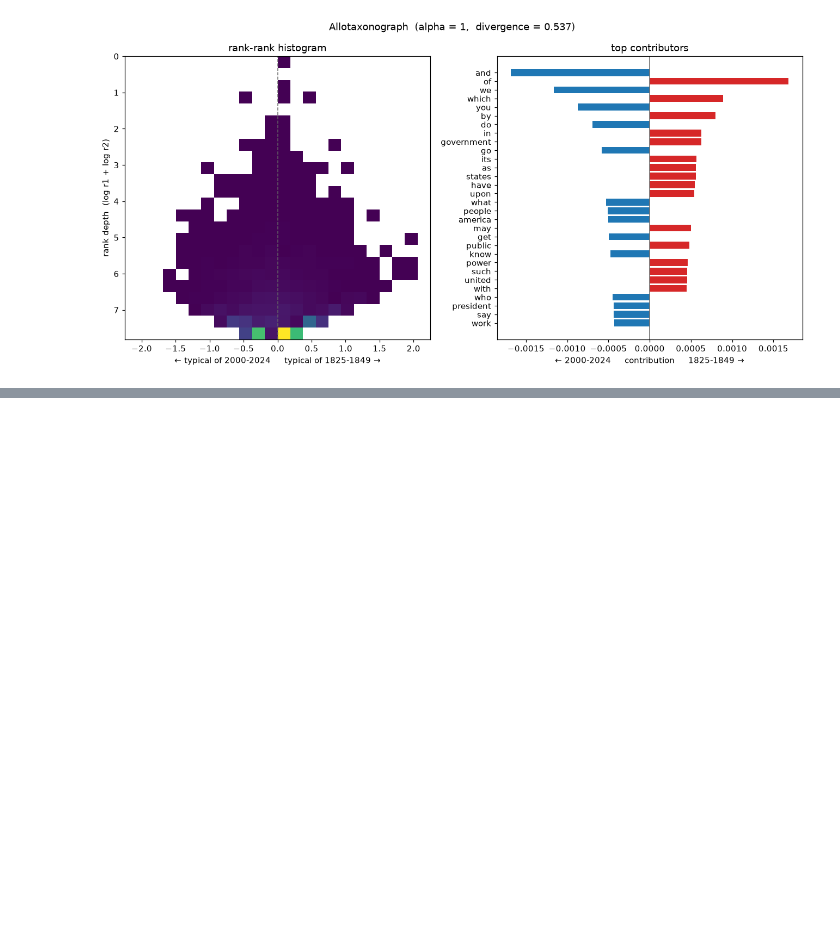
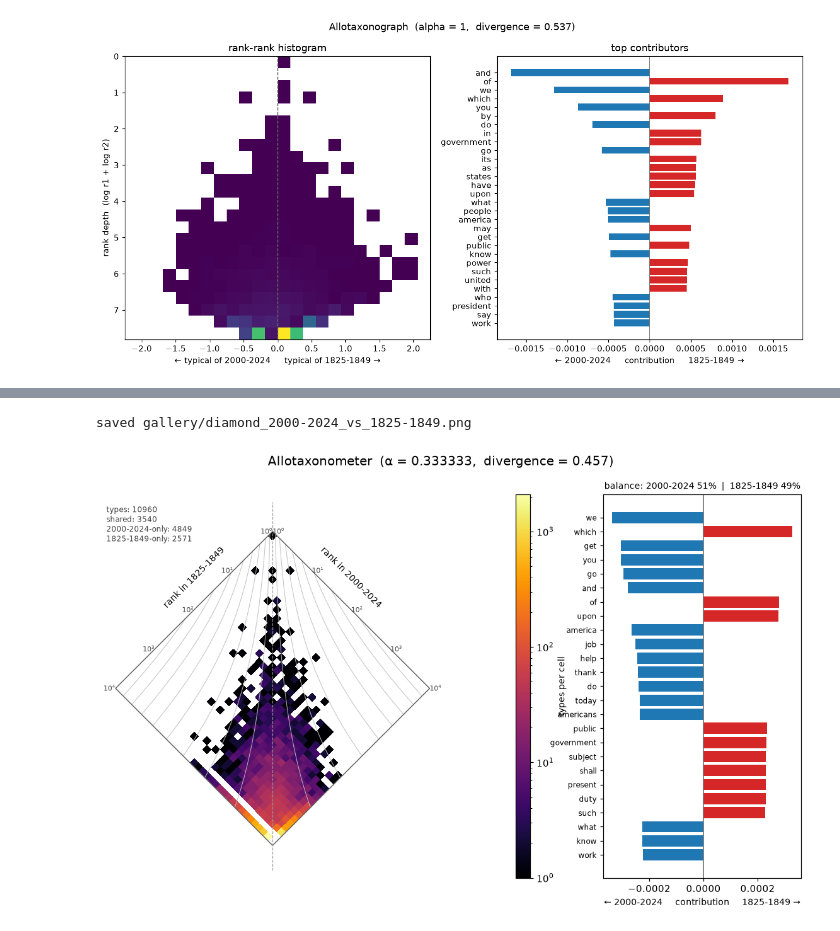
Before and after one commit to crow-intelligence/keyflux, a Jupyter notebook: examples/presidential_speeches.ipynb, the cells around one changed output, grey strips where cells are left out. Drawn from its saved outputs; the diff is of its cells as text; code cells hidden in the pictures; blank space fills up the shorter version.

```diff
--- a/examples/presidential_speeches.ipynb
+++ b/examples/presidential_speeches.ipynb
@@ -180,0 +195,17 @@ saved gallery/alpha_sweep_1.png
+# %%
+def diamond(focus_period, reference_period, *, alpha=1 / 3, save_as=None):
+    """Render the diamond allotaxonograph for two eras; returns the Figure."""
+    r_focus = RankedList.from_counts(counts[focus_period], label=focus_period)
+    r_reference = RankedList.from_counts(
+        counts[reference_period], label=reference_period
+    )
+    fig = allotaxonometer(r_focus, r_reference, alpha=alpha)
+    if save_as:
+        fig.savefig(GALLERY / save_as, dpi=130, bbox_inches="tight")
+        print(f"saved gallery/{save_as}")
+    return fig
+# %%
+show(diamond("2000-2024", "1825-1849", save_as="diamond_2000-2024_vs_1825-1849.png"))
+# %% [output]
+saved gallery/diamond_2000-2024_vs_1825-1849.png
+[figure, added]
```
Also changed, not shown: parts of 7 cells of this notebook, 17 other files.
